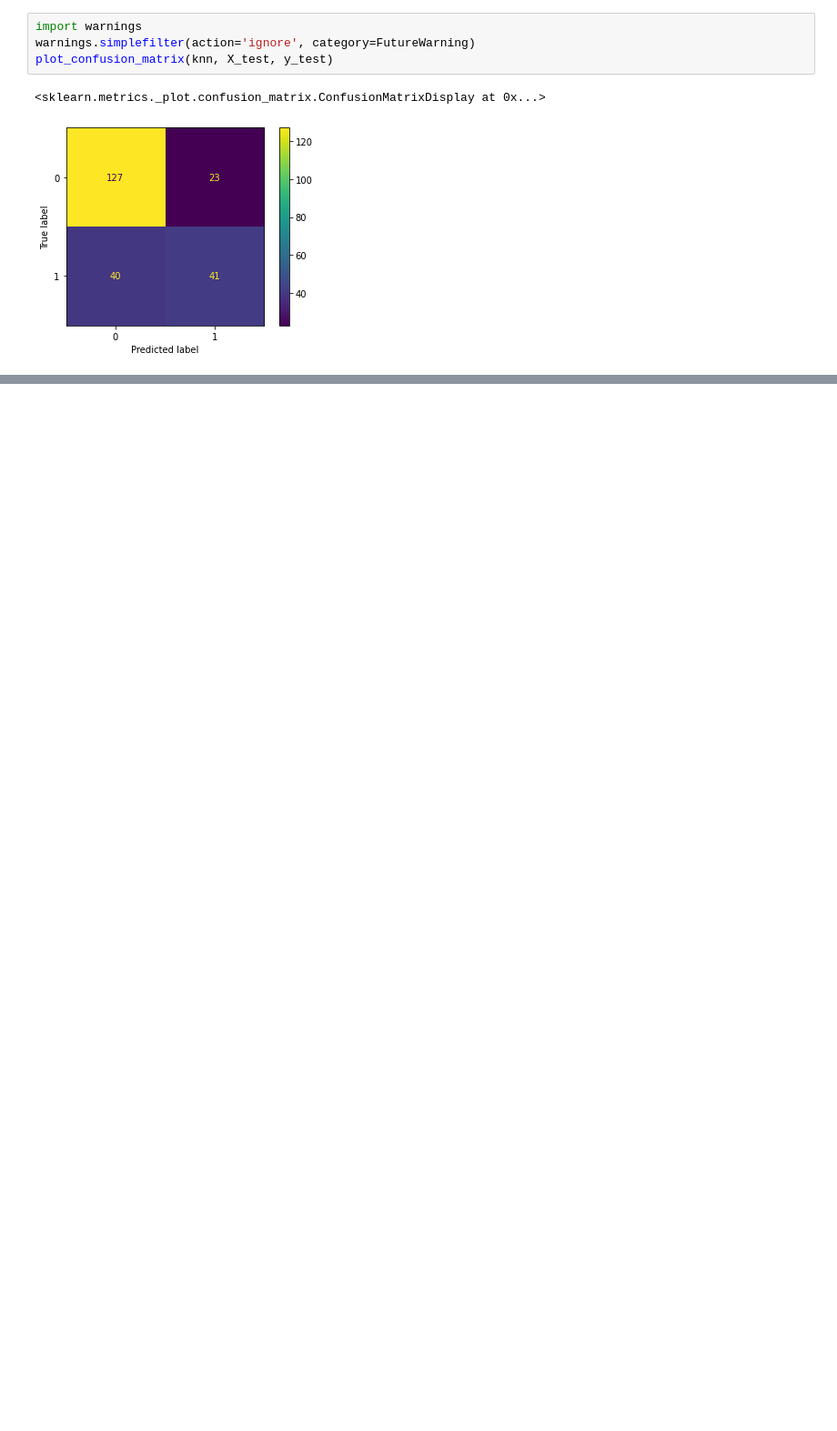
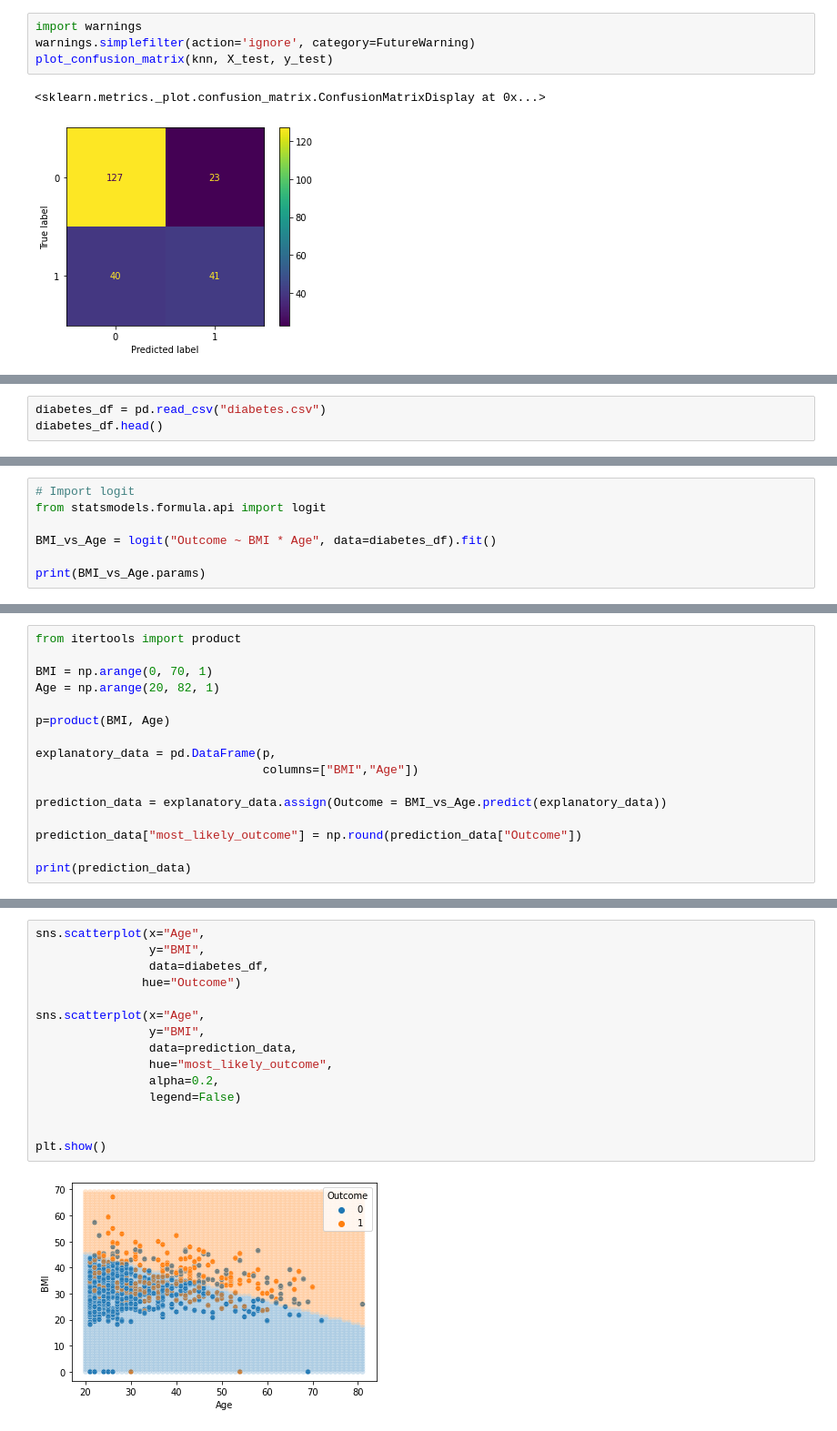
Before and after one commit to vedamy/Final_Homework, a Jupyter notebook: week-14/Diabetes.ipynb, the cells around one changed output, grey strips where cells are left out. Shown at 91% size. Drawn from its saved outputs; the diff is of its cells as text; blank space fills up the shorter version.

```diff
--- a/week-14/Diabetes.ipynb
+++ b/week-14/Diabetes.ipynb
@@ -166,0 +192,3 @@ plot_confusion_matrix(knn, X_test, y_test)
+# %%
+diabetes_df = pd.read_csv("diabetes.csv")
+diabetes_df.head()
@@ -166,0 +227,7 @@ plot_confusion_matrix(knn, X_test, y_test)
+# %%
+# Import logit
+from statsmodels.formula.api import logit
+
+BMI_vs_Age = logit("Outcome ~ BMI * Age", data=diabetes_df).fit()
+
+print(BMI_vs_Age.params)
@@ -166,0 +243,16 @@ plot_confusion_matrix(knn, X_test, y_test)
+# %%
+from itertools import product
+
+BMI = np.arange(0, 70, 1)
+Age = np.arange(20, 82, 1)
+
+p=product(BMI, Age)
+
+explanatory_data = pd.DataFrame(p,
+                                columns=["BMI","Age"])
+
+prediction_data = explanatory_data.assign(Outcome = BMI_vs_Age.predict(explanatory_data))
+
+prediction_data["most_likely_outcome"] = np.round(prediction_data["Outcome"])
+
+print(prediction_data)
@@ -166,0 +274,17 @@ plot_confusion_matrix(knn, X_test, y_test)
+# %%
+sns.scatterplot(x="Age",
+                y="BMI",
+                data=diabetes_df,
+               hue="Outcome")
+
+sns.scatterplot(x="Age",
+                y="BMI",
+                data=prediction_data,
+                hue="most_likely_outcome",
+                alpha=0.2,
+                legend=False)
+
+
+plt.show()
+# %% [output]
+[figure, added]
```
Also changed, not shown: parts of 18 cells of this notebook, 2 other files.
